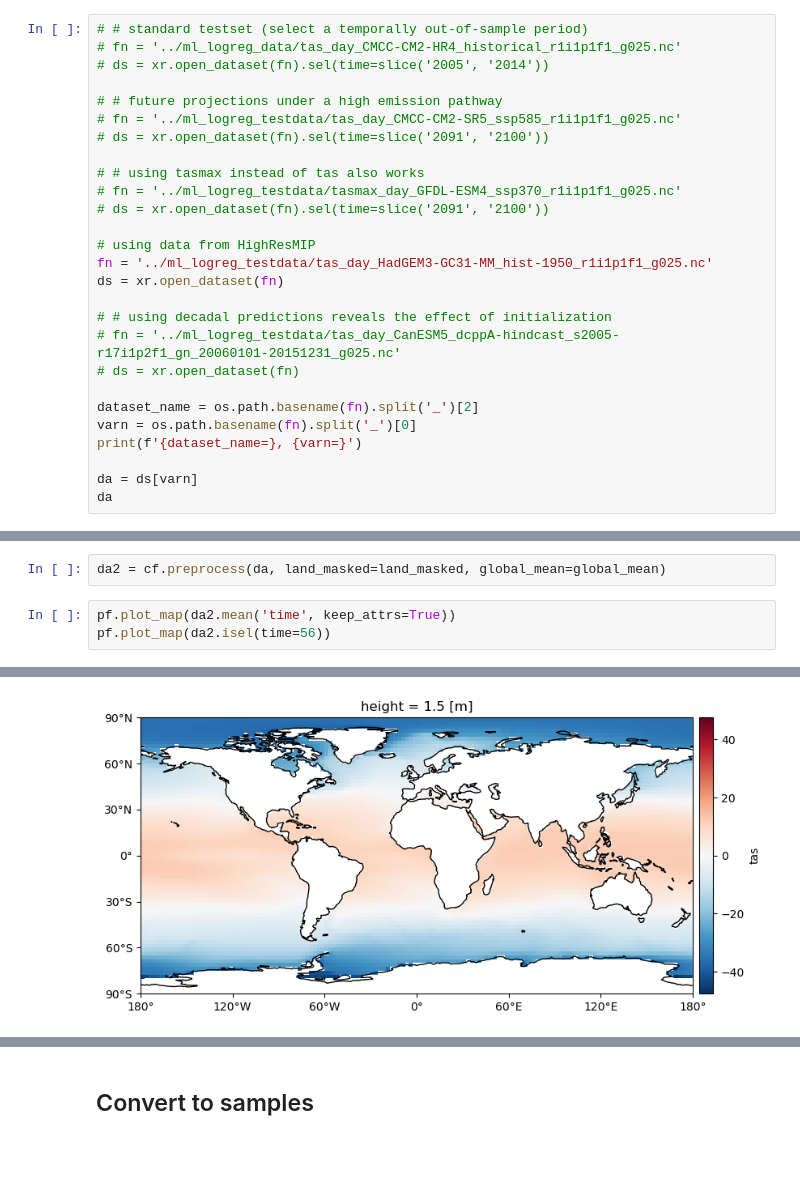
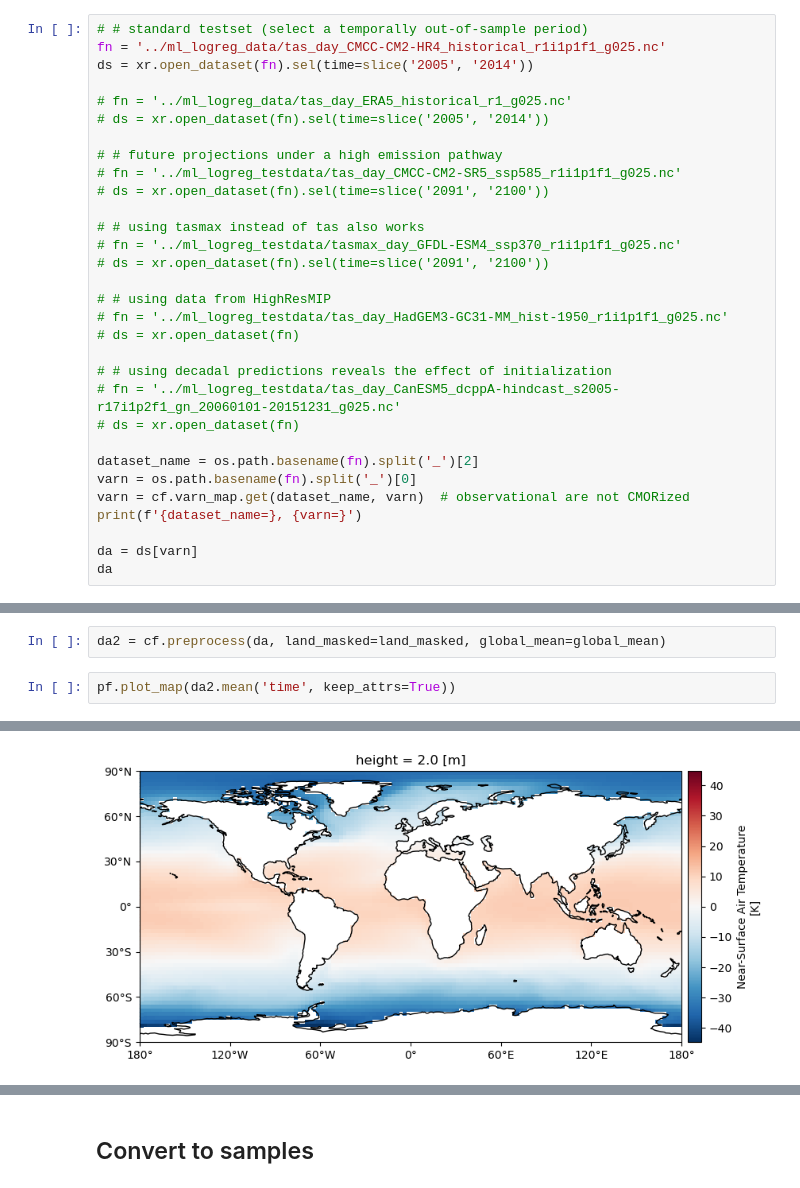
Before and after one commit to lukasbrunner/model_learning, a Jupyter notebook: logreg_predict_single.ipynb, the cells around one changed output, grey strips where cells are left out. Drawn from its saved outputs; the diff is of its cells as text; blank space fills up the shorter version.

```diff
--- a/logreg_predict_single.ipynb
+++ b/logreg_predict_single.ipynb
@@ -21,7 +21,10 @@ global_mean = True
 NOTE: we use selected datasets here, which were particularly prone to get confused for observations.
 # %%
 # # standard testset (select a temporally out-of-sample period)
-# fn = '../ml_logreg_data/tas_day_CMCC-CM2-HR4_historical_r1i1p1f1_g025.nc'
+fn = '../ml_logreg_data/tas_day_CMCC-CM2-HR4_historical_r1i1p1f1_g025.nc'
+ds = xr.open_dataset(fn).sel(time=slice('2005', '2014'))
+
+# fn = '../ml_logreg_data/tas_day_ERA5_historical_r1_g025.nc'
 # ds = xr.open_dataset(fn).sel(time=slice('2005', '2014'))
 
 # # future projections under a high emission pathway
@@ -32,9 +35,9 @@ NOTE: we use selected datasets here, which were particularly prone to get confus
 # fn = '../ml_logreg_testdata/tasmax_day_GFDL-ESM4_ssp370_r1i1p1f1_g025.nc'
 # ds = xr.open_dataset(fn).sel(time=slice('2091', '2100'))
 
-# using data from HighResMIP
-fn = '../ml_logreg_testdata/tas_day_HadGEM3-GC31-MM_hist-1950_r1i1p1f1_g025.nc'
-ds = xr.open_dataset(fn)
+# # using data from HighResMIP
+# fn = '../ml_logreg_testdata/tas_day_HadGEM3-GC31-MM_hist-1950_r1i1p1f1_g025.nc'
+# ds = xr.open_dataset(fn)
 
 # # using decadal predictions reveals the effect of initialization
 # fn = '../ml_logreg_testdata/tas_day_CanESM5_dcppA-hindcast_s2005-r17i1p2f1_gn_20060101-20151231_g025.nc'
@@ -42,6 +45,7 @@ ds = xr.open_dataset(fn)
 
 dataset_name = os.path.basename(fn).split('_')[2]
 varn = os.path.basename(fn).split('_')[0]
+varn = cf.varn_map.get(dataset_name, varn)  # observational are not CMORized
 print(f'{dataset_name=}, {varn=}')
 
 da = ds[varn]
@@ -98,5 +102,4 @@ pf.plot_map(da.isel(time=56))
 da2 = cf.preprocess(da, land_masked=land_masked, global_mean=global_mean)
 # %%
 pf.plot_map(da2.mean('time', keep_attrs=True))
-pf.plot_map(da2.isel(time=56))
 # %% [output]
@@ -104 +107 @@ pf.plot_map(da2.isel(time=56))
-[figure, old version]
+[figure, new version]
```
Also changed, not shown: parts of 9 cells of this notebook.
